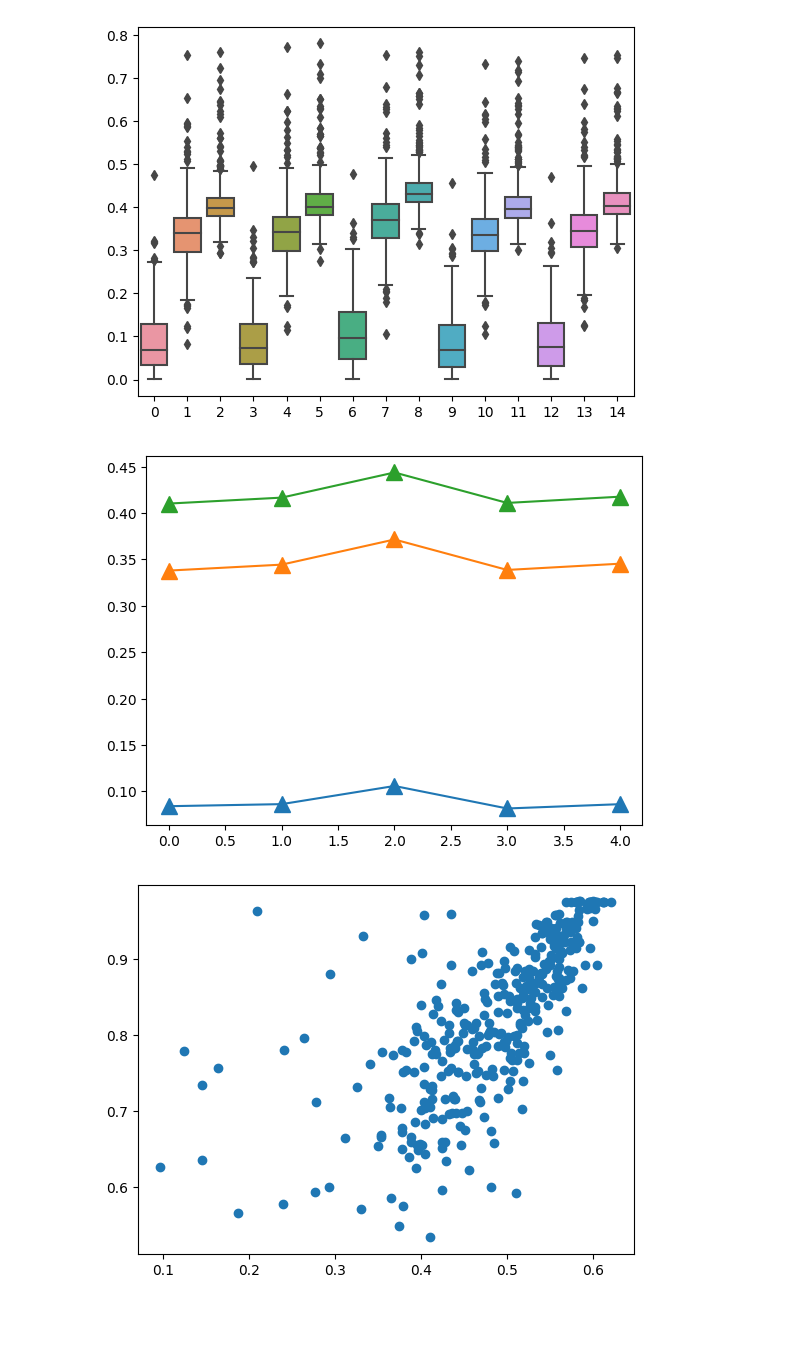
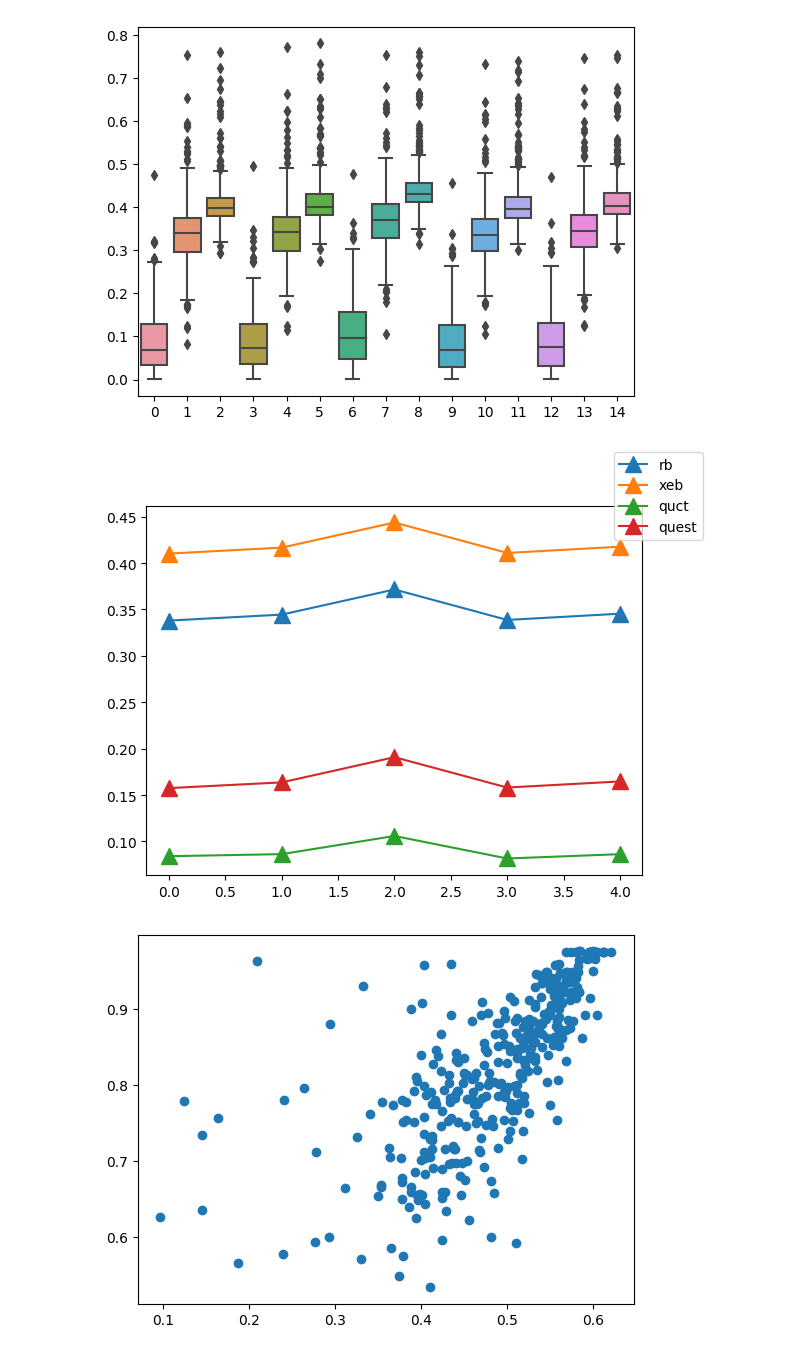
Before and after one commit to JanusQ/QuCT-Micro2023, a Jupyter notebook: time_drift.ipynb, the cells around one changed output. Drawn from its saved outputs; the diff is of its cells as text; code cells hidden in the pictures; blank space fills up the shorter version.

```diff
--- a/time_drift.ipynb
+++ b/time_drift.ipynb
@@ -208,0 +203,3 @@ reals.append(real)
+# %%
+with open('360_quest_predict.pkl','rb')as f:
+    quest = pickle.load(f)
@@ -214,9 +215,12 @@ for real in reals:
     predicts = np.array(predicts)
     xebs = np.array(xebs)
     rbs = np.array(rbs)
+    quest = np.array(quest)
+
     deltas.append(np.abs(real - predicts))
     deltas.append(np.abs(rbs - real))
     deltas.append(np.abs(xebs - real))
+    deltas.append(np.abs(quest - real))
 # %%
 circuit_timelines = np.zeros((360, 4))
 
@@ -264,23 +268,27 @@ import  matplotlib.pyplot as plt
 deltas_rb = []
 deltas_xeb = []
 deltas_quct = []
+deltas_quest = []
 for real in reals:
     real= np.array(real)
     predicts = np.array(predicts)
     xebs = np.array(xebs)
     rbs = np.array(rbs)
-    deltas_rb.append(np.abs(real - predicts).mean())
-    deltas_xeb.append(np.abs(rbs - real).mean())
-    deltas_quct.append(np.abs(xebs - real).mean())
+    deltas_quct.append(np.abs(real - predicts).mean())
+    deltas_rb.append(np.abs(rbs - real).mean())
+    deltas_xeb.append(np.abs(xebs - real).mean())
+    deltas_quest.append(np.abs(quest - real).mean())
 # %%
 fig, axes = plt.subplots()
 x = np.arange(len(deltas_rb))
-axes.plot(x, deltas_rb , marker = '^',markersize= 12)
-axes.plot(x, deltas_xeb, marker = '^',markersize= 12)
-axes.plot(x, deltas_quct, marker = '^',markersize= 12)
-fig.savefig('____.svg')
+axes.plot(x, deltas_rb , marker = '^',markersize= 12,label = 'rb')
+axes.plot(x, deltas_xeb, marker = '^',markersize= 12, label = 'xeb')
+axes.plot(x, deltas_quct, marker = '^',markersize= 12, label = 'quct')
+axes.plot(x, deltas_quest, marker = '^',markersize= 12, label = 'quest')
+fig.legend()
+fig.savefig('quest_time.svg')
 # %% [output]
-[figure, old version]
+[figure, new version]
 # %%
 import  matplotlib.pyplot as plt
 deltas_rb = []
```
Also changed, not shown: parts of 5 cells of this notebook.
